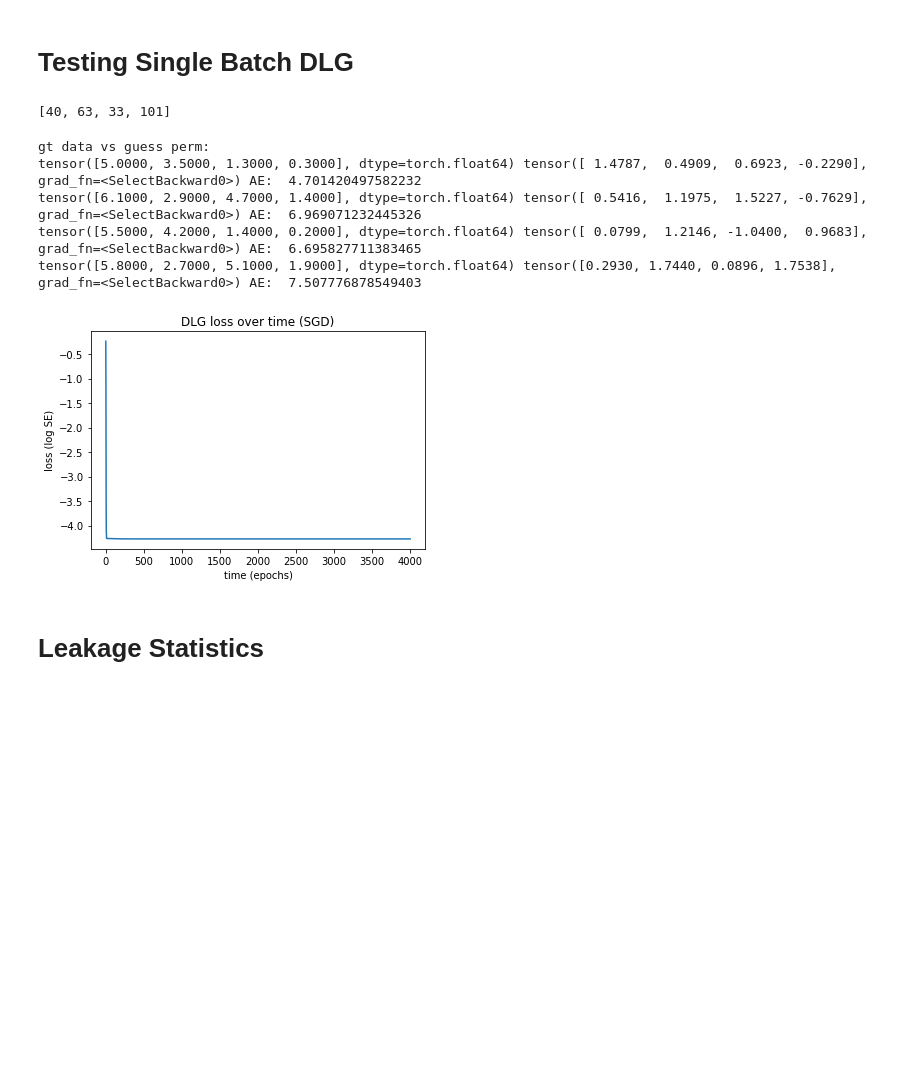
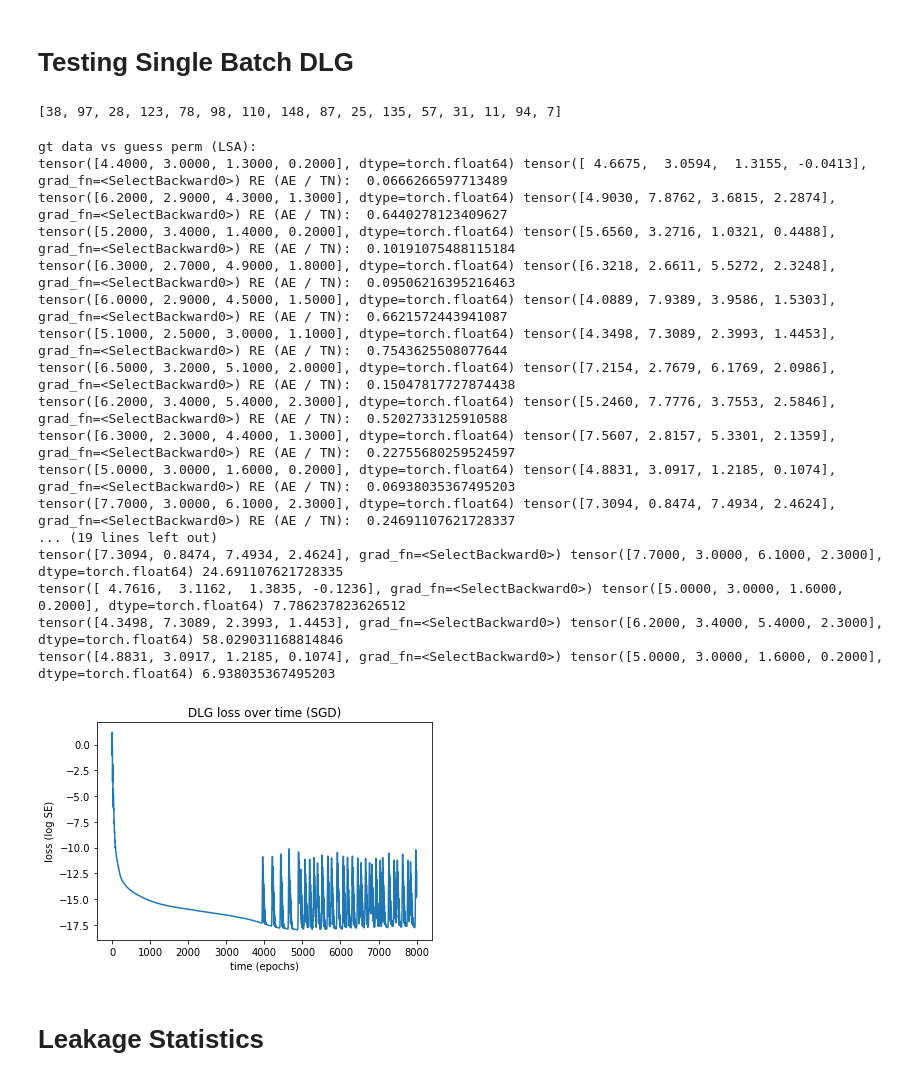
Before and after one commit to mgozon/DLG-UROP, a Jupyter notebook: Batch_DLG_Evolution_Iris_Dataset.ipynb, the cells around one changed output. Saved outputs shown, nothing was run; the diff lists cells and outputs as text; code cells hidden in the pictures; blank space fills up the shorter version.

Commit message:
added assign_best for closest assignment with replacement; modified detach() to have clone() also

```diff
--- a/Batch_DLG_Evolution_Iris_Dataset.ipynb
+++ b/Batch_DLG_Evolution_Iris_Dataset.ipynb
@@ -122,7 +122,7 @@ def train_net_Adam(train_data, train_target, batch_size = 32, epochs = 100):
 
         #batch_accuracy = torch.sum(torch.eq(torch.argmax(output, dim=1), gt_label)) / batch_size
         #accuracies.append(batch_accuracy)
-        losses.append(loss.detach())
+        losses.append(loss.detach().clone())
 
     return losses
 
@@ -239,7 +239,7 @@ def batch_DLG_Adam(original_dy_dx, batch_size, gt_data_len, gt_onehot_label_len,
     # identify (data, label) using LBFGS on the squared difference between the original and guessed gradient
     dummy_data = torch.randn(batch_size, gt_data_len).to(device).requires_grad_(True)
     dummy_label = torch.randn(batch_size, gt_onehot_label_len).to(device).requires_grad_(True)
-    optimizer_dlg = torch.optim.Adam((dummy_data, dummy_label), lr=1, weight_decay=1e-9) # optimal learning rate seems to depend on the batch size of the dlg
+    optimizer_dlg = torch.optim.Adam((dummy_data, dummy_label), lr=1, weight_decay=1e-12) # optimal learning rate seems to depend on the batch size of the dlg
     #scheduler = torch.optim.lr_scheduler.MultiplicativeLR(optimizer_dlg, lambda epoch: 0.999)
 
     opt_steps = 500 * batch_size
@@ -269,8 +269,8 @@ def batch_DLG_Adam(original_dy_dx, batch_size, gt_data_len, gt_onehot_label_len,
 
         if verbose:
             print(grad_diff)
-        if (grad_diff < 1e-9):
-            break
+        # if (grad_diff < 1e-9):
+        #     break
 
     return dummy_data, opt_steps, losses
 # %%
@@ -358,7 +358,7 @@ def batch_DLG_SGD(original_dy_dx, batch_size, gt_data_len, gt_onehot_label_len,
 # %%
 # find best linear sum assignment
 def assign_guess(guess, gt_dataset, n, verbose = False):
-    cost_matrix = [[math.sqrt(torch.sum((guess[i]-gt_dataset[j])**2).item()) for j in range(n)] for i in range(n)]
+    cost_matrix = [[math.sqrt(torch.sum((guess[i]-gt_dataset[j])**2).item()) / math.sqrt(torch.sum(gt_dataset[j]**2).item()) for j in range(n)] for i in range(n)]
     row_ind, col_ind = linear_sum_assignment(cost_matrix)
     best_MSE = sum([cost_matrix[row_ind[i]][col_ind[i]] for i in range(n)]) / n
     if (verbose):
@@ -370,6 +370,23 @@ def assign_guess(guess, gt_dataset, n, verbose = False):
         guess_perm[col_ind[i]] = guess[i]
 
     return guess_perm
+# %%
+# NOTE: this returns an array with the best corresponding gt_data since matching is not one to one
+# --> this is NOT the same format as assign_guess()
+def assign_best(guess, gt_dataset, n, verbose = False):
+    cost_matrix = torch.tensor([[math.sqrt(torch.sum((guess[i]-gt_dataset[j])**2).item()) / math.sqrt(torch.sum(gt_dataset[j]**2).item()) for j in range(n)] for i in range(n)])
+    match_idx = torch.argmin(cost_matrix, dim=1)
+    best_match = gt_dataset[match_idx]
+
+    if (verbose):
+        # print('relative error matrix:')
+        # print(cost_matrix)
+        print('assignment and relative error (%):')
+        for i in range(n):
+            RE = math.sqrt(torch.sum((best_match[i]-guess[i])**2).item()) / math.sqrt(torch.sum(best_match[i]**2).item())
+            print(guess[i], best_match[i], 100*RE)
+
+    return best_match
 # %% [markdown]
 # Testing Single Batch DLG
 # %%
@@ -391,30 +408,45 @@ def batch_grad(flower_indices):
 # %%
 # testing batch-DLG with Adam
 net.apply(weights_init) # see how much easier it is to attack
-batch_size = 4
+batch_size = 16
 flower_indices = list(RandomSampler(range(dst.data.shape[0]), num_samples=batch_size))
 print(flower_indices)
 batch_dy_dx, gt_data, gt_label = batch_grad(flower_indices)
 
-dummy_data, _, losses = batch_DLG_SGD(batch_dy_dx, batch_size, 4, 3, verbose = False)
+dummy_data, _, losses = batch_DLG_Adam(batch_dy_dx, batch_size, 4, 3, verbose = False)
 guess_perm = assign_guess(dummy_data, gt_data, batch_size)
-print('gt data vs guess perm: ')
+print('gt data vs guess perm (LSA): ')
 for i in range(batch_size):
-    print(gt_data[i], guess_perm[i], 'AE: ', math.sqrt(torch.sum((gt_data[i]-guess_perm[i])**2).item()))
+    print(gt_data[i], guess_perm[i], 'RE (AE / TN): ', math.sqrt(torch.sum((gt_data[i]-guess_perm[i])**2).item()) / math.sqrt(torch.sum(gt_data[i]**2).item()))
+
+print('guess closest match: ')
+best_match = assign_best(dummy_data, gt_data, batch_size, verbose = True)
 
 plt.plot(torch.log(torch.tensor(losses)))
 plt.title('DLG loss over time (SGD)')
 plt.xlabel('time (epochs)')
 plt.ylabel('loss (log SE)')
 plt.savefig('dlg8-SGD.png', dpi=300)
 # %% [output]
-[40, 63, 33, 101]
+[38, 97, 28, 123, 78, 98, 110, 148, 87, 25, 135, 57, 31, 11, 94, 7]
-gt data vs guess perm:
-tensor([5.0000, 3.5000, 1.3000, 0.3000], dtype=torch.float64) tensor([ 1.4787,  0.4909,  0.6923, -0.2290], grad_fn=<SelectBackward0>) AE:  4.701420497582232
-tensor([6.1000, 2.9000, 4.7000, 1.4000], dtype=torch.float64) tensor([ 0.5416,  1.1975,  1.5227, -0.7629], grad_fn=<SelectBackward0>) AE:  6.969071232445326
-tensor([5.5000, 4.2000, 1.4000, 0.2000], dtype=torch.float64) tensor([ 0.0799,  1.2146, -1.0400,  0.9683], grad_fn=<SelectBackward0>) AE:  6.695827711383465
-tensor([5.8000, 2.7000, 5.1000, 1.9000], dtype=torch.float64) tensor([0.2930, 1.7440, 0.0896, 1.7538], grad_fn=<SelectBackward0>) AE:  7.507776878549403
+gt data vs guess perm (LSA):
+tensor([4.4000, 3.0000, 1.3000, 0.2000], dtype=torch.float64) tensor([ 4.6675,  3.0594,  1.3155, -0.0413], grad_fn=<SelectBackward0>) RE (AE / TN):  0.0666266597713489
+tensor([6.2000, 2.9000, 4.3000, 1.3000], dtype=torch.float64) tensor([4.9030, 7.8762, 3.6815, 2.2874], grad_fn=<SelectBackward0>) RE (AE / TN):  0.6440278123409627
+tensor([5.2000, 3.4000, 1.4000, 0.2000], dtype=torch.float64) tensor([5.6560, 3.2716, 1.0321, 0.4488], grad_fn=<SelectBackward0>) RE (AE / TN):  0.10191075488115184
+tensor([6.3000, 2.7000, 4.9000, 1.8000], dtype=torch.float64) tensor([6.3218, 2.6611, 5.5272, 2.3248], grad_fn=<SelectBackward0>) RE (AE / TN):  0.09506216395216463
+tensor([6.0000, 2.9000, 4.5000, 1.5000], dtype=torch.float64) tensor([4.0889, 7.9389, 3.9586, 1.5303], grad_fn=<SelectBackward0>) RE (AE / TN):  0.6621572443941087
+tensor([5.1000, 2.5000, 3.0000, 1.1000], dtype=torch.float64) tensor([4.3498, 7.3089, 2.3993, 1.4453], grad_fn=<SelectBackward0>) RE (AE / TN):  0.7543625508077644
+tensor([6.5000, 3.2000, 5.1000, 2.0000], dtype=torch.float64) tensor([7.2154, 2.7679, 6.1769, 2.0986], grad_fn=<SelectBackward0>) RE (AE / TN):  0.15047817727874438
+tensor([6.2000, 3.4000, 5.4000, 2.3000], dtype=torch.float64) tensor([5.2460, 7.7776, 3.7553, 2.5846], grad_fn=<SelectBackward0>) RE (AE / TN):  0.5202733125910588
+tensor([6.3000, 2.3000, 4.4000, 1.3000], dtype=torch.float64) tensor([7.5607, 2.8157, 5.3301, 2.1359], grad_fn=<SelectBackward0>) RE (AE / TN):  0.22755680259524597
+tensor([5.0000, 3.0000, 1.6000, 0.2000], dtype=torch.float64) tensor([4.8831, 3.0917, 1.2185, 0.1074], grad_fn=<SelectBackward0>) RE (AE / TN):  0.06938035367495203
+tensor([7.7000, 3.0000, 6.1000, 2.3000], dtype=torch.float64) tensor([7.3094, 0.8474, 7.4934, 2.4624], grad_fn=<SelectBackward0>) RE (AE / TN):  0.24691107621728337
+... (19 lines left out)
+tensor([7.3094, 0.8474, 7.4934, 2.4624], grad_fn=<SelectBackward0>) tensor([7.7000, 3.0000, 6.1000, 2.3000], dtype=torch.float64) 24.691107621728335
+tensor([ 4.7616,  3.1162,  1.3835, -0.1236], grad_fn=<SelectBackward0>) tensor([5.0000, 3.0000, 1.6000, 0.2000], dtype=torch.float64) 7.786237823626512
+tensor([4.3498, 7.3089, 2.3993, 1.4453], grad_fn=<SelectBackward0>) tensor([6.2000, 3.4000, 5.4000, 2.3000], dtype=torch.float64) 58.029031168814846
+tensor([4.8831, 3.0917, 1.2185, 0.1074], grad_fn=<SelectBackward0>) tensor([5.0000, 3.0000, 1.6000, 0.2000], dtype=torch.float64) 6.938035367495203
-[figure, old version]
+[figure, new version]
 # %% [markdown]
 # Leakage Statistics
 # %%
```
Also changed, not shown: parts of 7 cells of this notebook.
